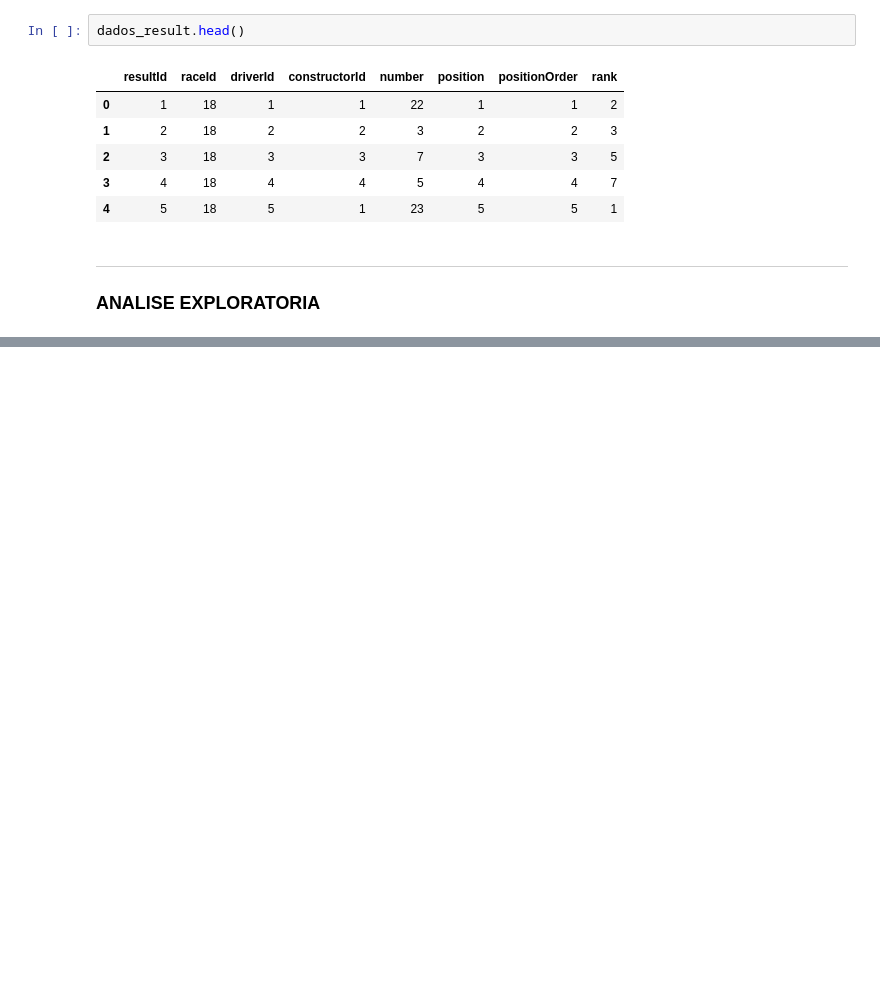
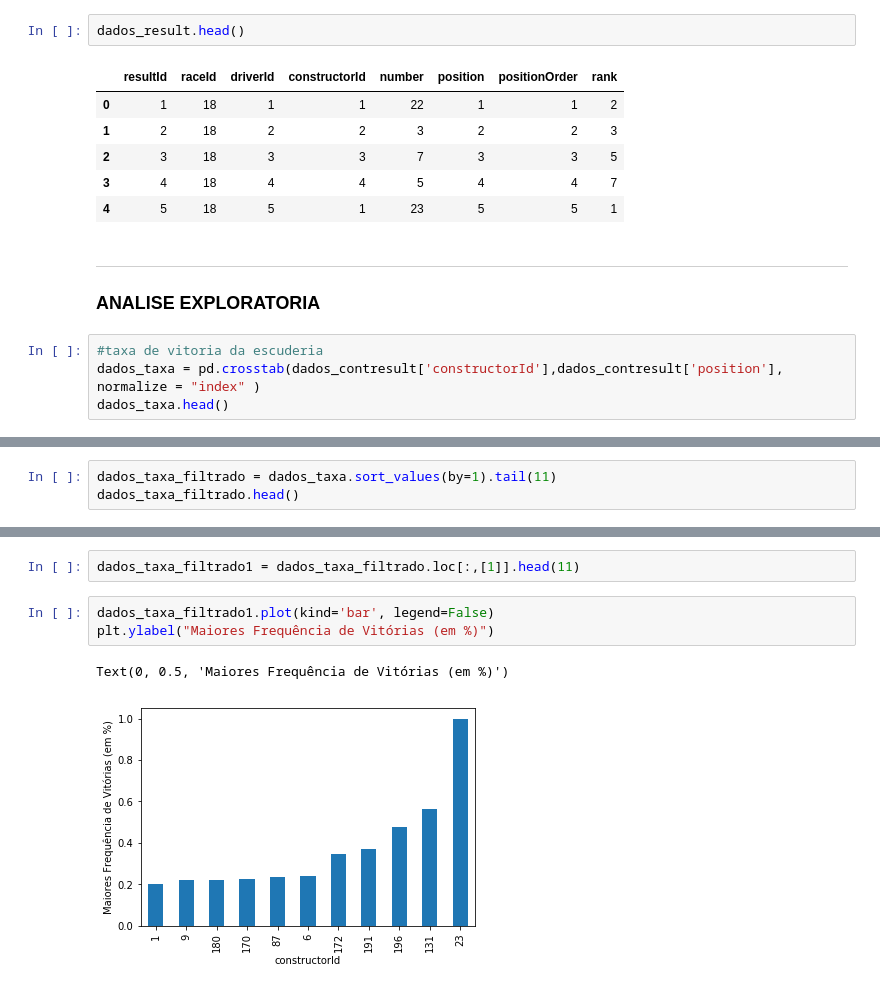
Before and after one commit to Amanda-Carmo/projeto2_cdados, a Jupyter notebook: Projeto 2 DADOS.ipynb, the cells around one changed output, grey strips where cells are left out. Cells and saved outputs as stored; diff of their text form; blank space fills up the shorter version.

```diff
--- a/Projeto 2 DADOS.ipynb
+++ b/Projeto 2 DADOS.ipynb
@@ -178,3 +178,7 @@ dados_result.head()
 ___
 
 ### ANALISE EXPLORATORIA
+# %%
+#taxa de vitoria da escuderia
+dados_taxa = pd.crosstab(dados_contresult['constructorId'],dados_contresult['position'], normalize = "index" )
+dados_taxa.head()
@@ -180,0 +194,3 @@ ___
+# %%
+dados_taxa_filtrado = dados_taxa.sort_values(by=1).tail(11)
+dados_taxa_filtrado.head()
@@ -180,0 +206,8 @@ ___
+# %%
+dados_taxa_filtrado1 = dados_taxa_filtrado.loc[:,[1]].head(11)
+# %%
+dados_taxa_filtrado1.plot(kind='bar', legend=False)
+plt.ylabel("Maiores Frequência de Vitórias (em %)")
+# %% [output]
+Text(0, 0.5, 'Maiores Frequência de Vitórias (em %)')
+[figure, added]
```
Also changed, not shown: parts of 8 cells of this notebook.
